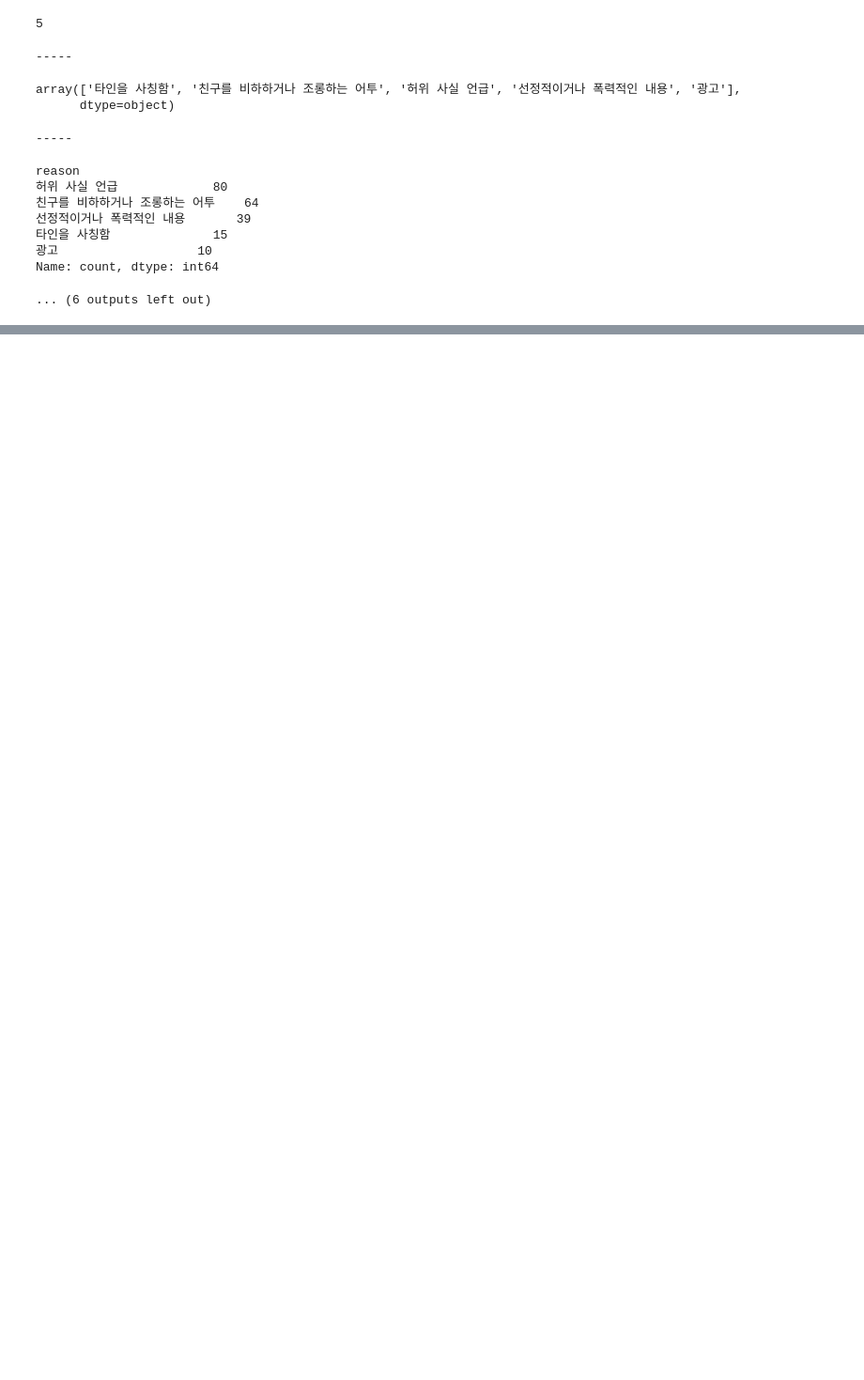
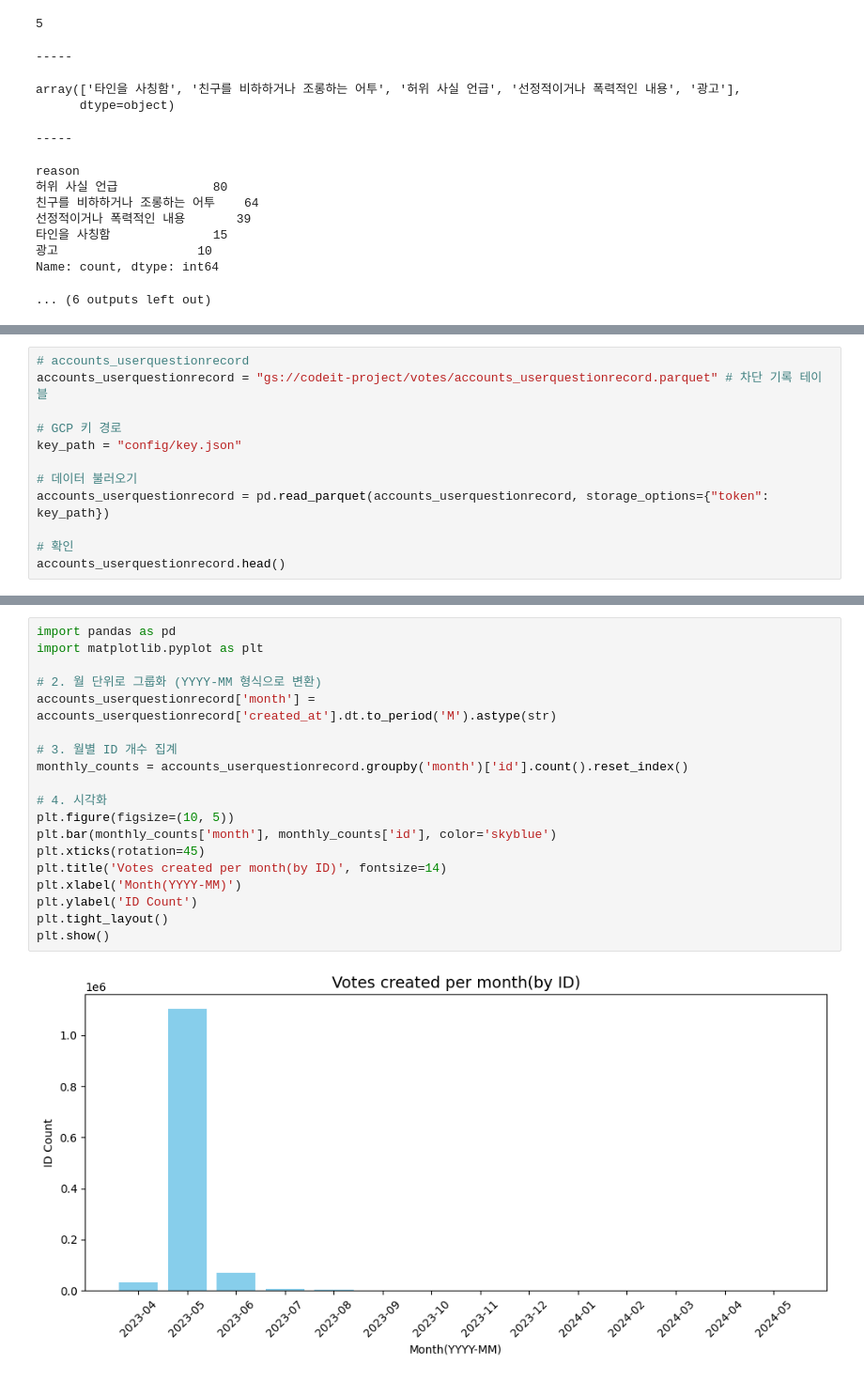
Before and after one commit to seung127/codeit_project, a Jupyter notebook: codeit-project-docker/notebooks/gsc_connect_check.ipynb, the cells around one changed output, grey strips where cells are left out. Shown at 94% size. Saved outputs shown, nothing was run; the diff lists cells and outputs as text; blank space fills up the shorter version.

```diff
--- a/codeit-project-docker/notebooks/gsc_connect_check.ipynb
+++ b/codeit-project-docker/notebooks/gsc_connect_check.ipynb
@@ -142,0 +598,12 @@ Name: count, dtype: int64
+# %%
+# accounts_userquestionrecord
+accounts_userquestionrecord = "gs://codeit-project/votes/accounts_userquestionrecord.parquet" # 차단 기록 테이블
+
+# GCP 키 경로
+key_path = "config/key.json"
+
+# 데이터 불러오기
+accounts_userquestionrecord = pd.read_parquet(accounts_userquestionrecord, storage_options={"token": key_path})
+
+# 확인
+accounts_userquestionrecord.head()
@@ -142,0 +684,21 @@ Name: count, dtype: int64
+# %%
+import pandas as pd
+import matplotlib.pyplot as plt
+
+# 2. 월 단위로 그룹화 (YYYY-MM 형식으로 변환)
+accounts_userquestionrecord['month'] = accounts_userquestionrecord['created_at'].dt.to_period('M').astype(str)
+
+# 3. 월별 ID 개수 집계
+monthly_counts = accounts_userquestionrecord.groupby('month')['id'].count().reset_index()
+
+# 4. 시각화
+plt.figure(figsize=(10, 5))
+plt.bar(monthly_counts['month'], monthly_counts['id'], color='skyblue')
+plt.xticks(rotation=45)
+plt.title('Votes created per month(by ID)', fontsize=14)
+plt.xlabel('Month(YYYY-MM)')
+plt.ylabel('ID Count')
+plt.tight_layout()
+plt.show()
+# %% [output]
+[figure, added]
```
Also changed, not shown: parts of 61 cells of this notebook.
